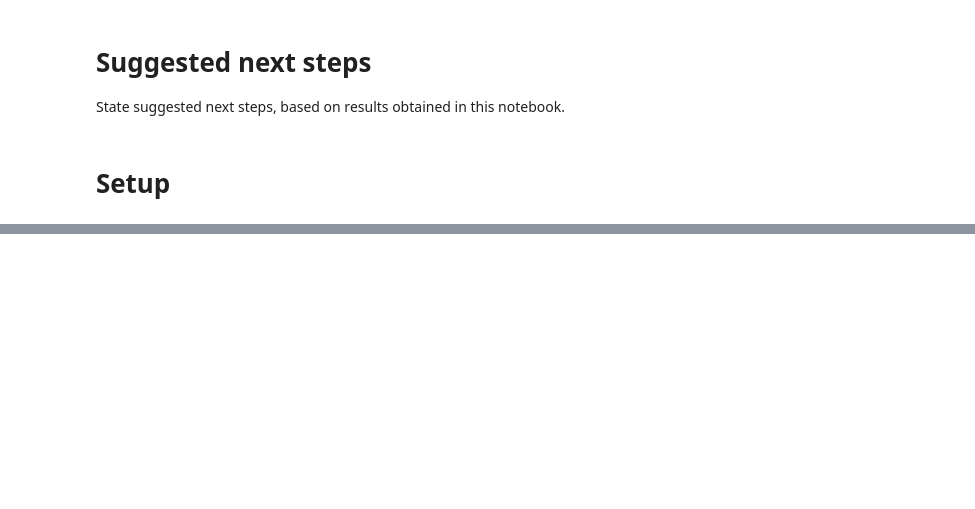
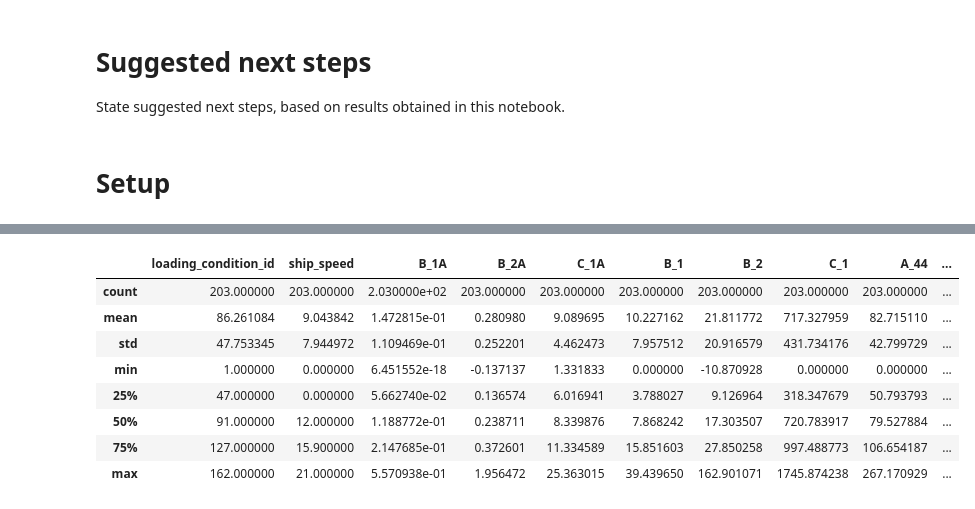
Before and after one commit to martinlarsalbert/Prediction-of-roll-motion-using-fully-nonlinear-potential-flow-and-Ikedas-method, a Jupyter notebook: notebooks/01_select_suitable_MDL_test.ipynb, the cells around one changed output, grey strips where cells are left out. Saved outputs shown, nothing was run; the diff lists cells and outputs as text; code cells hidden in the pictures; blank space fills up the shorter version.

```diff
--- a/notebooks/01_select_suitable_MDL_test.ipynb
+++ b/notebooks/01_select_suitable_MDL_test.ipynb
@@ -53,0 +48,2 @@ OperationalError: (psycopg2.OperationalError) could not translate host name "ais
+# %%
+df_rolldecay = database.load(rolldecay_table_name='rolldecay_quadratic_b', limit_score=0.99)
@@ -53,0 +60,12 @@ OperationalError: (psycopg2.OperationalError) could not translate host name "ais
+# %%
+df_rolldecay.describe()
+# %% [output]
+|  | loading_condition_id | ship_speed | B_1A | B_2A | C_1A | B_1 | B_2 | C_1 | A_44 | ... |
+| count | 203.000000 | 203.000000 | 2.030000e+02 | 203.000000 | 203.000000 | 203.000000 | 203.000000 | 203.000000 | 203.000000 | ... |
+| mean | 86.261084 | 9.043842 | 1.472815e-01 | 0.280980 | 9.089695 | 10.227162 | 21.811772 | 717.327959 | 82.715110 | ... |
+| std | 47.753345 | 7.944972 | 1.109469e-01 | 0.252201 | 4.462473 | 7.957512 | 20.916579 | 431.734176 | 42.799729 | ... |
+| min | 1.000000 | 0.000000 | 6.451552e-18 | -0.137137 | 1.331833 | 0.000000 | -10.870928 | 0.000000 | 0.000000 | ... |
+| 25% | 47.000000 | 0.000000 | 5.662740e-02 | 0.136574 | 6.016941 | 3.788027 | 9.126964 | 318.347679 | 50.793793 | ... |
+| 50% | 91.000000 | 12.000000 | 1.188772e-01 | 0.238711 | 8.339876 | 7.868242 | 17.303507 | 720.783917 | 79.527884 | ... |
+| 75% | 127.000000 | 15.900000 | 2.147685e-01 | 0.372601 | 11.334589 | 15.851603 | 27.850258 | 997.488773 | 106.654187 | ... |
+| max | 162.000000 | 21.000000 | 5.570938e-01 | 1.956472 | 25.363015 | 39.439650 | 162.901071 | 1745.874238 | 267.170929 | ... |
```
Also changed, not shown: parts of 3 cells of this notebook, 3 other files.
